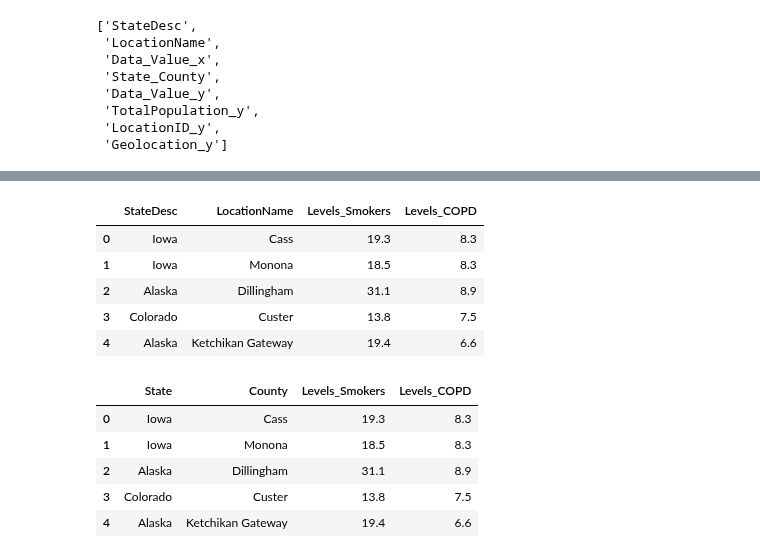
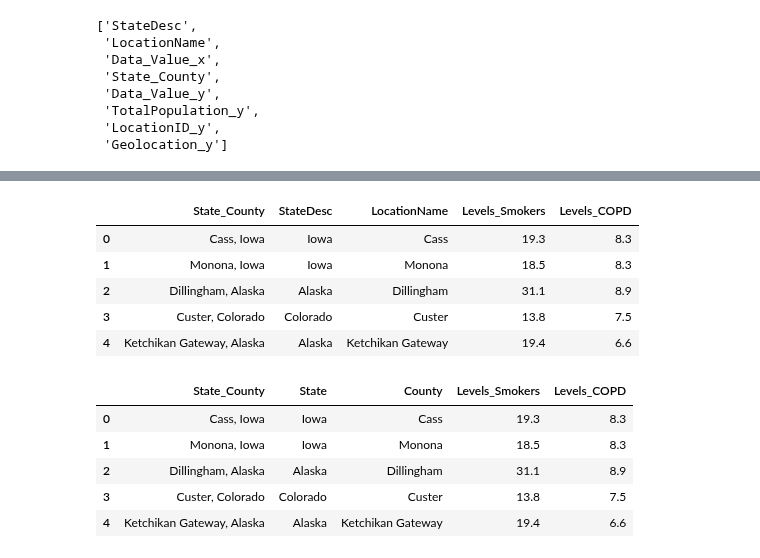
Before and after one commit to AvatarJoshi/copd_project, a Jupyter notebook: 2019/PLACES_2019.ipynb, the cells around one changed output, grey strips where cells are left out. Saved outputs shown, nothing was run; the diff lists cells and outputs as text; code cells hidden in the pictures.

```diff
--- a/2019/PLACES_2019.ipynb
+++ b/2019/PLACES_2019.ipynb
@@ -199,28 +199,28 @@ merged_df.head()
 # %%
 # For ML Model
 # Reorder the columns
-merged_df = merged_df[["StateDesc", "LocationName", "Levels_Smokers", "Levels_COPD"]]
+merged_df = merged_df[["State_County", "StateDesc", "LocationName", "Levels_Smokers", "Levels_COPD"]]
 
 # View the dataframe
 merged_df.head()
 # %% [output]
-|  | StateDesc | LocationName | Levels_Smokers | Levels_COPD |
-| 0 | Iowa | Cass | 19.3 | 8.3 |
-| 1 | Iowa | Monona | 18.5 | 8.3 |
-| 2 | Alaska | Dillingham | 31.1 | 8.9 |
-| 3 | Colorado | Custer | 13.8 | 7.5 |
-| 4 | Alaska | Ketchikan Gateway | 19.4 | 6.6 |
+|  | State_County | StateDesc | LocationName | Levels_Smokers | Levels_COPD |
+| 0 | Cass, Iowa | Iowa | Cass | 19.3 | 8.3 |
+| 1 | Monona, Iowa | Iowa | Monona | 18.5 | 8.3 |
+| 2 | Dillingham, Alaska | Alaska | Dillingham | 31.1 | 8.9 |
+| 3 | Custer, Colorado | Colorado | Custer | 13.8 | 7.5 |
+| 4 | Ketchikan Gateway, Alaska | Alaska | Ketchikan Gateway | 19.4 | 6.6 |
 # %%
 # Rename columns
-merged_df.columns = ["State", "County", "Levels_Smokers", "Levels_COPD"]
+merged_df.columns = ["State_County", "State", "County", "Levels_Smokers", "Levels_COPD"]
 merged_df.head()
 # %% [output]
-|  | State | County | Levels_Smokers | Levels_COPD |
-| 0 | Iowa | Cass | 19.3 | 8.3 |
-| 1 | Iowa | Monona | 18.5 | 8.3 |
-| 2 | Alaska | Dillingham | 31.1 | 8.9 |
-| 3 | Colorado | Custer | 13.8 | 7.5 |
-| 4 | Alaska | Ketchikan Gateway | 19.4 | 6.6 |
+|  | State_County | State | County | Levels_Smokers | Levels_COPD |
+| 0 | Cass, Iowa | Iowa | Cass | 19.3 | 8.3 |
+| 1 | Monona, Iowa | Iowa | Monona | 18.5 | 8.3 |
+| 2 | Dillingham, Alaska | Alaska | Dillingham | 31.1 | 8.9 |
+| 3 | Custer, Colorado | Colorado | Custer | 13.8 | 7.5 |
+| 4 | Ketchikan Gateway, Alaska | Alaska | Ketchikan Gateway | 19.4 | 6.6 |
 # %%
 # # For DataViz
 # # Reorder the columns
```
Also changed, not shown: parts of 2 cells of this notebook, 4 other files.
